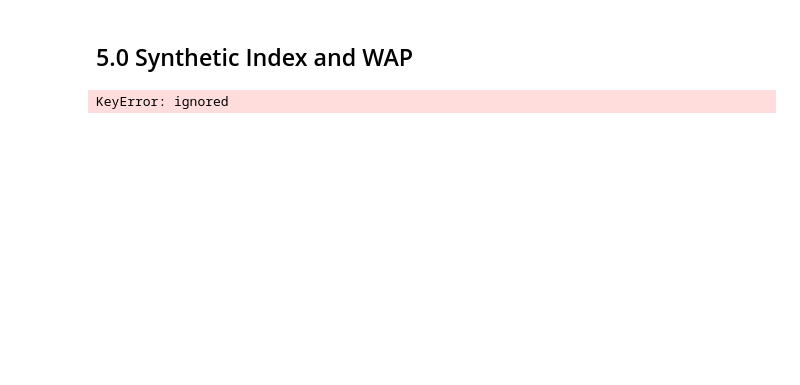
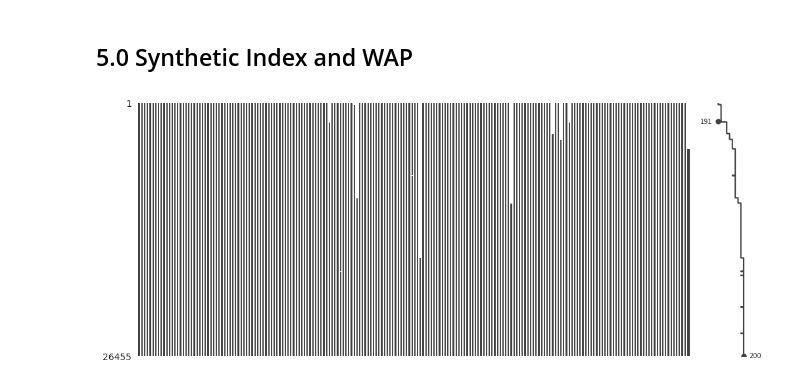
Before and after one commit to fabriziobasso/kaggle, a Jupyter notebook: Optiver_comp_v3.ipynb, the cells around one changed output. Saved outputs shown, nothing was run; the diff lists cells and outputs as text; code cells hidden in the pictures; blank space fills up the shorter version.

```diff
--- a/Optiver_comp_v3.ipynb
+++ b/Optiver_comp_v3.ipynb
@@ -797,7 +863,8 @@ train_ext
 # %% [markdown]
 ## 5.0 Synthetic Index and WAP
 # %%
-volumes_df = train.groupby(["stock_id","time_id"])[["synthetic_index","wap"]].agg("first").unstack(["stock_id"])
-mean_vols = volumes_df.mean(axis=0)
+rel_perf = train.groupby(["stock_id","time_id"])[["eq_wgt_index","wap","target"]].agg("first").unstack(["stock_id"])
+rel_perf
+msno.matrix(rel_perf["eq_wgt_index"], figsize=(12,5), fontsize=8);
 # %% [output]
-KeyError: ignored
+[figure, added]
```
Also changed, not shown: parts of 15 cells of this notebook.
